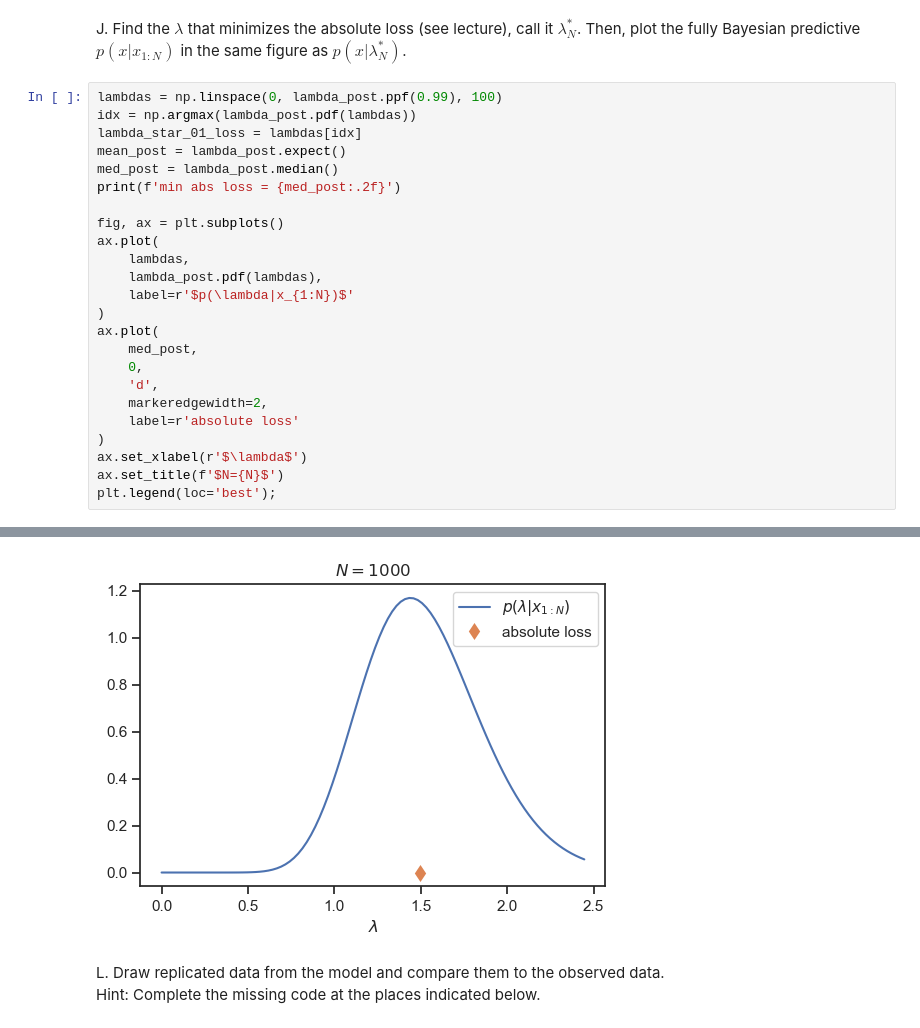
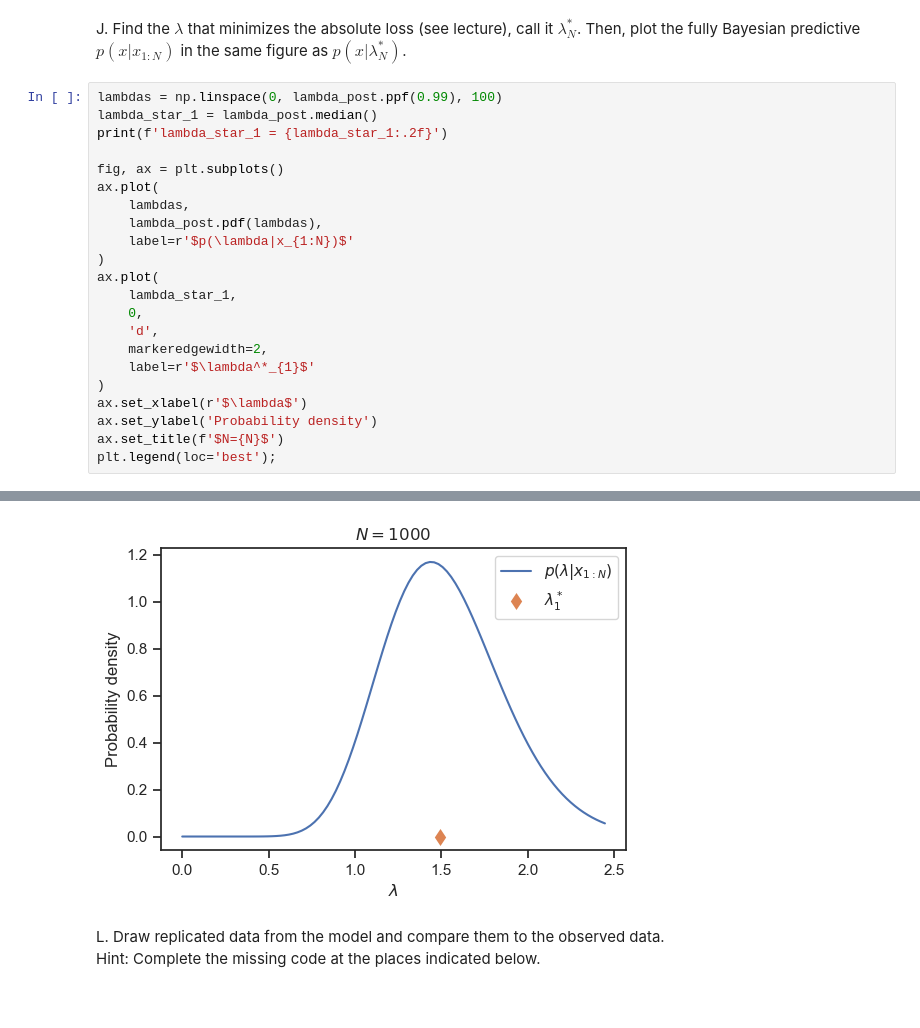
Before and after one commit to flavio-nardi/data-analytics-se, a Jupyter notebook: lecturebook/homework/homework-03.ipynb, the cells around one changed output, grey strips where cells are left out. Cells and saved outputs as stored; diff of their text form.

```diff
--- a/lecturebook/homework/homework-03.ipynb
+++ b/lecturebook/homework/homework-03.ipynb
@@ -725,11 +726,8 @@ J. Find the $\lambda$ that minimizes the absolute loss (see lecture), call it $\
 Then, plot the fully Bayesian predictive $p(x|x_{1:N})$ in the same figure as $p(x|\lambda^*_N)$.
 # %%
 lambdas = np.linspace(0, lambda_post.ppf(0.99), 100)
-idx = np.argmax(lambda_post.pdf(lambdas))
-lambda_star_01_loss = lambdas[idx]
-mean_post = lambda_post.expect()
-med_post = lambda_post.median()
-print(f'min abs loss = {med_post:.2f}')
+lambda_star_1 = lambda_post.median()
+print(f'lambda_star_1 = {lambda_star_1:.2f}')
 
 fig, ax = plt.subplots()
 ax.plot(
@@ -738,13 +736,14 @@ ax.plot(
     label=r'$p(\lambda|x_{1:N})$'
 )
 ax.plot(
-    med_post,
+    lambda_star_1,
     0,
     'd',
     markeredgewidth=2,
-    label=r'absolute loss'
+    label=r'$\lambda^*_{1}$'
 )
 ax.set_xlabel(r'$\lambda$')
+ax.set_ylabel('Probability density')
 ax.set_title(f'$N={N}$')
 plt.legend(loc='best');
 # %% [output]
@@ -752,4 +751,4 @@ min abs loss = 1.49
-[figure, old version]
+[figure, new version]
 # %% [markdown]
 L. Draw replicated data from the model and compare them to the observed data.
 <br>
```
Also changed, not shown: parts of 18 cells of this notebook.
